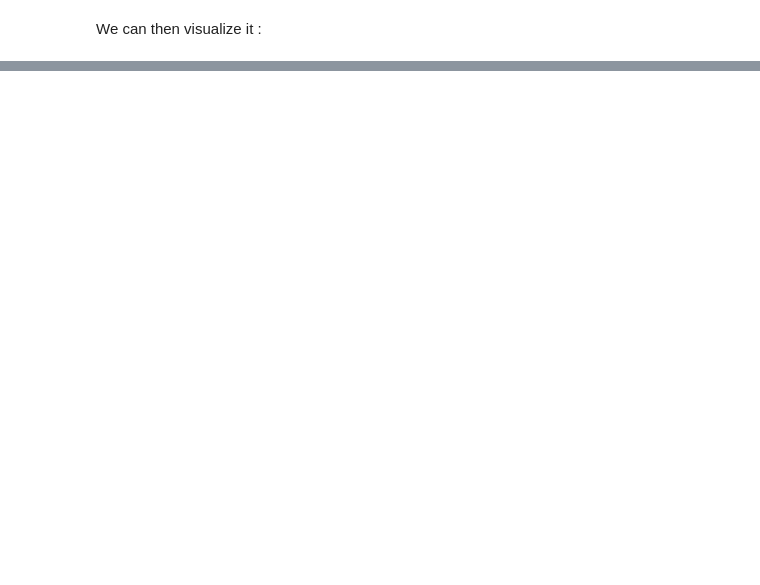
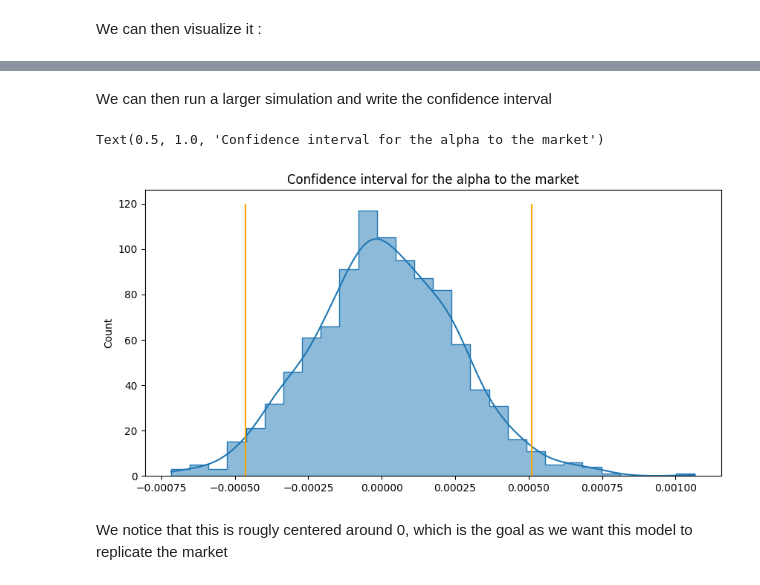
Before and after one commit to faunebl/core_equity_factors, a Jupyter notebook: src/main.ipynb, the cells around one changed output, grey strips where cells are left out. Saved outputs shown, nothing was run; the diff lists cells and outputs as text; code cells hidden in the pictures; blank space fills up the shorter version.

```diff
--- a/src/main.ipynb
+++ b/src/main.ipynb
@@ -269,0 +346,6 @@ R^2: 0.63
+# %%
+def get_bootstrap(seed : float) -> float:
+    np.random.seed(seed)
+    bootstrap_samples = resample(stocks, replace=True)
+    replicating_ptf = optimize_ptf(bootstrap_samples)
+    return get_alpha(replicating_ptf=replicating_ptf)
@@ -269,0 +354,8 @@ R^2: 0.63
+# %%
+seeds = np.random.randint(0, np.iinfo(np.int32).max, size=N_SIMUL)
+alpha_estimates = []
+
+with ThreadPoolExecutor() as executor:
+    futures = [executor.submit(get_bootstrap, seed) for seed in seeds]
+    for future in as_completed(futures):
+        alpha_estimates.append(future.result())
@@ -269,0 +370,25 @@ R^2: 0.63
+# %% [markdown]
+We can then run a larger simulation and write the confidence interval
+# %%
+N_SIMUL = 1000
+seeds = np.random.randint(0, np.iinfo(np.int32).max, size=N_SIMUL)
+alpha_estimates = []
+
+with ThreadPoolExecutor() as executor:
+    futures = [executor.submit(get_bootstrap, seed) for seed in seeds]
+    for future in as_completed(futures):
+        alpha_estimates.append(future.result())
+# %%
+lower = np.percentile(alpha_estimates, (1 - 0.95) / 2 * 100)
+upper = np.percentile(alpha_estimates, (1 + 0.95) / 2 * 100)
+# %%
+plt.figure(figsize=(10,5))
+sns.histplot(alpha_estimates, element='step', kde=True)
+plt.vlines(x=lower, ymin=0, ymax=120, colors='orange')
+plt.vlines(x=upper, ymin=0, ymax=120, colors='orange')
+plt.title('Confidence interval for the alpha to the market')
+# %% [output]
+Text(0.5, 1.0, 'Confidence interval for the alpha to the market')
+[figure, added]
+# %% [markdown]
+We notice that this is rougly centered around 0, which is the goal as we want this model to replicate the market
```
Also changed, not shown: parts of 14 cells of this notebook.
